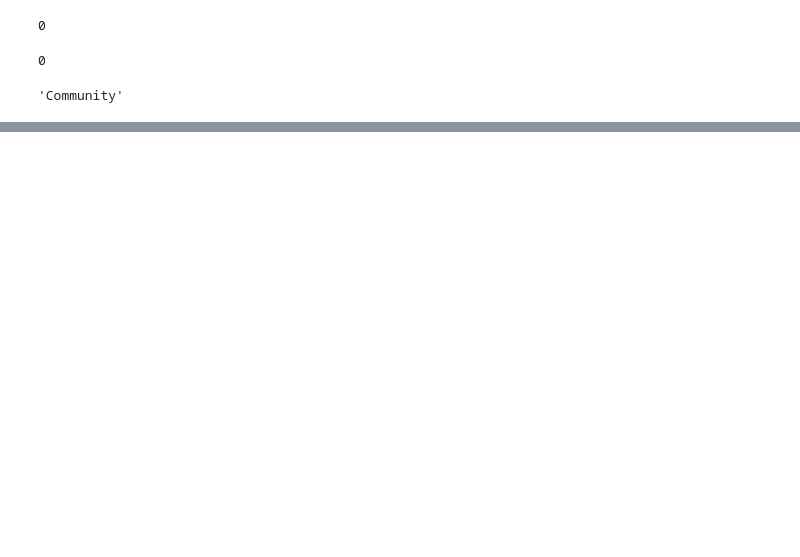
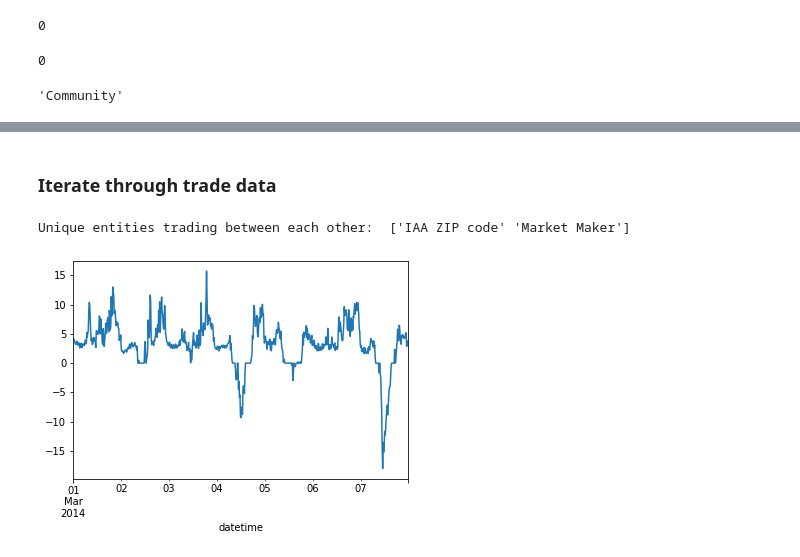
Before and after one commit to OdysseyMomentum/The-UFO-s, a Jupyter notebook: Notebooks/Uniswap-Trade-Iterator.ipynb, the cells around one changed output, grey strips where cells are left out. Saved outputs shown, nothing was run; the diff lists cells and outputs as text; code cells hidden in the pictures; blank space fills up the shorter version.

```diff
--- a/Notebooks/Uniswap-Trade-Iterator.ipynb
+++ b/Notebooks/Uniswap-Trade-Iterator.ipynb
@@ -145,0 +130,2 @@ AttributeDict({'blockHash': HexBytes('0x2b8373e8f7fbec7cf0094c78cf124f91150a02e8
+# %% [markdown]
+### Iterate through trade data
@@ -145,0 +134,34 @@ AttributeDict({'blockHash': HexBytes('0x2b8373e8f7fbec7cf0094c78cf124f91150a02e8
+# %%
+def import_trade_data(i):
+    '''
+    This method analyses a given d3a simulation file using the input 1,2,3 as the data is structured in the /Datasets folder
+    884K    ./Datasets/d3a-simulation-data/simulation2
+    884K    ./Datasets/d3a-simulation-data/simulation3
+    1.2M    ./Datasets/d3a-simulation-data/simulation1
+    '''
+    trade_df = pd.read_csv('../Datasets/d3a-simulation-data/simulation%s/Grid_trades.csv' %(i))
+    f = lambda x: " ".join(x.split("T"))
+    trade_df['datetime'] = trade_df['slot'].apply(f)
+    trade_df.set_index(pd.to_datetime(trade_df.datetime), drop=True, inplace=True)
+    trade_df.drop(columns=['slot', 'datetime'], inplace=True)
+    features = ['rate [ct./kWh]', 'energy [kWh]']
+    print('Unique entities trading between each other: ', trade_df.buyer.unique())
+
+    # Resampling
+    community_buy = trade_df[trade_df['buyer'] == 'IAA ZIP code']
+    community_sell = trade_df[trade_df['seller'] == 'IAA ZIP code']
+    community_buy_resampled = community_buy['energy [kWh]'].resample('15T').sum()
+    community_sell_resampled = community_sell['energy [kWh]'].resample('15T').sum()
+
+    merged_df = pd.merge(left=community_sell_resampled, right=community_buy_resampled, right_index=True, left_index=True, how='outer')
+    merged_df.rename({'energy [kWh]_x': 'sell', 'energy [kWh]_y': 'buy'}, axis='columns', inplace=True)
+    merged_df.fillna(0.0, inplace=True)
+    merged_df['delta'] = merged_df['buy'] - merged_df['sell']
+    merged_df['delta'].plot()
+
+    return merged_df
+# %%
+trade_df = import_trade_data(1)
+# %% [output]
+Unique entities trading between each other:  ['IAA ZIP code' 'Market Maker']
+[figure, added]
```
Also changed, not shown: parts of 22 cells of this notebook.
